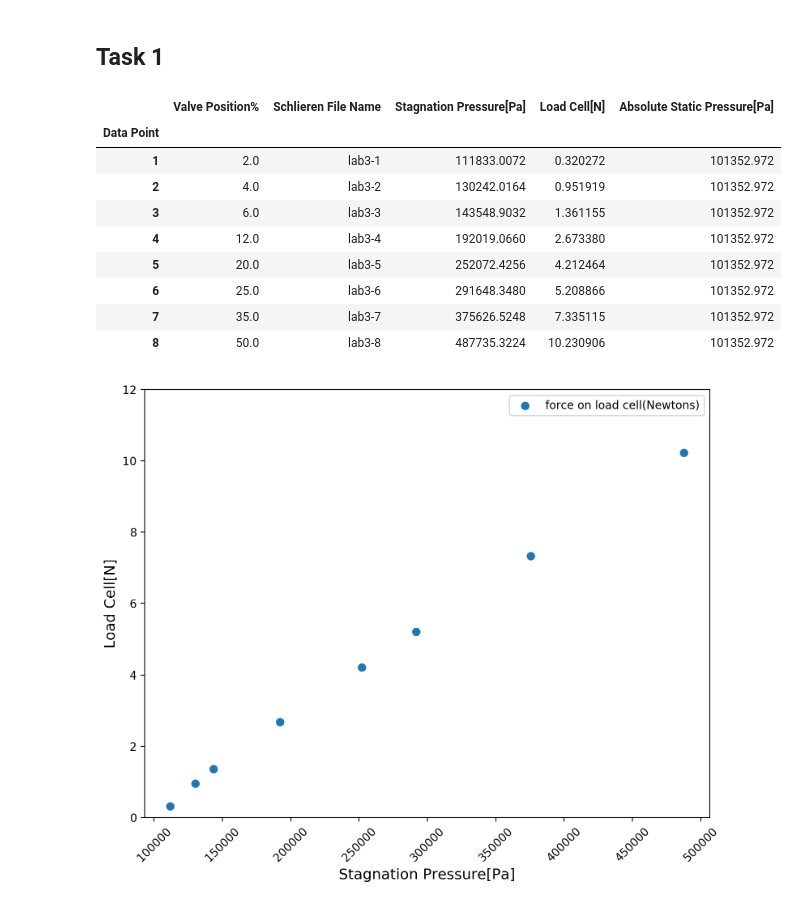
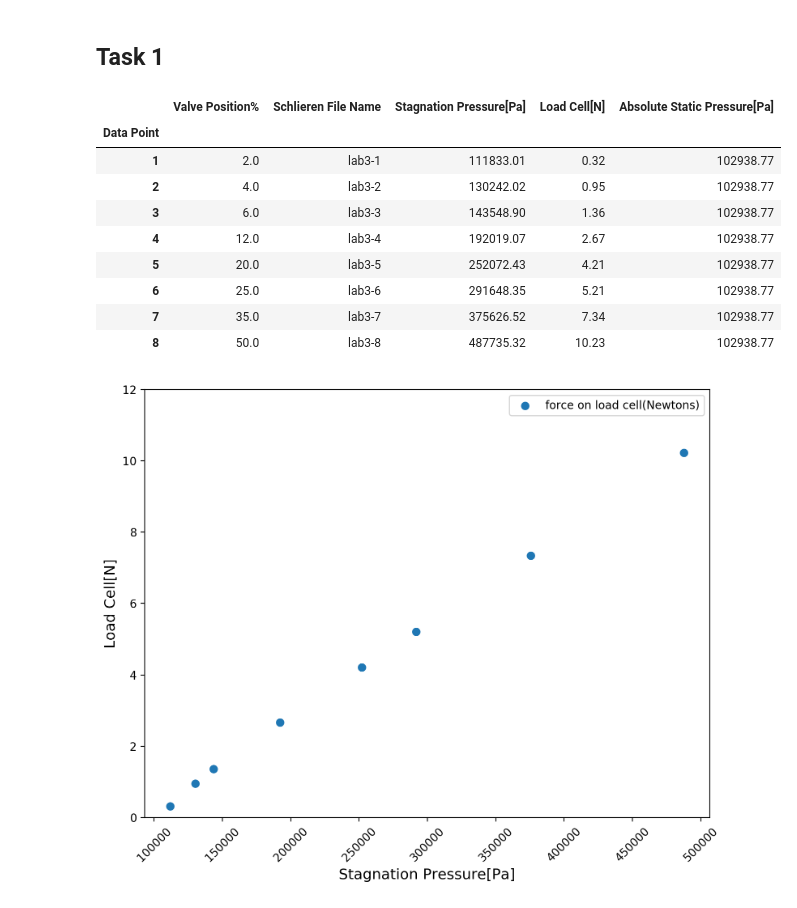
Before and after one commit to RandyChen233/AE460-aerodynamics-propulsion-Lab, a Jupyter notebook: lab3/data.ipynb, the cells around one changed output. Saved outputs shown, nothing was run; the diff lists cells and outputs as text; code cells hidden in the pictures.

```diff
--- a/lab3/data.ipynb
+++ b/lab3/data.ipynb
@@ -19,20 +19,21 @@ df['Load Cell[N]']=df['Load Cell[Lbf]']*4.44822
 df = df.drop(('Stagnation Pressure[psia]'),axis=1)
 df = df.drop(('Load Cell[Lbf]'),axis=1)
 # %%
-df['Absolute Static Pressure[Pa]']=14.7*6894.76*np.ones(len(df['Stagnation Pressure[Pa]']))
+df['Absolute Static Pressure[Pa]']=14.93*6894.76*np.ones(len(df['Stagnation Pressure[Pa]']))
 # %%
+df = df.round(3)
 df
 # %% [output]
 |  | Valve Position% | Schlieren File Name | Stagnation Pressure[Pa] | Load Cell[N] | Absolute Static Pressure[Pa] |
 | Data Point |  |  |  |  |  |
-| 1 | 2.0 | lab3-1 | 111833.0072 | 0.320272 | 101352.972 |
-| 2 | 4.0 | lab3-2 | 130242.0164 | 0.951919 | 101352.972 |
-| 3 | 6.0 | lab3-3 | 143548.9032 | 1.361155 | 101352.972 |
-| 4 | 12.0 | lab3-4 | 192019.0660 | 2.673380 | 101352.972 |
-| 5 | 20.0 | lab3-5 | 252072.4256 | 4.212464 | 101352.972 |
-| 6 | 25.0 | lab3-6 | 291648.3480 | 5.208866 | 101352.972 |
-| 7 | 35.0 | lab3-7 | 375626.5248 | 7.335115 | 101352.972 |
-| 8 | 50.0 | lab3-8 | 487735.3224 | 10.230906 | 101352.972 |
+| 1 | 2.0 | lab3-1 | 111833.01 | 0.32 | 102938.77 |
+| 2 | 4.0 | lab3-2 | 130242.02 | 0.95 | 102938.77 |
+| 3 | 6.0 | lab3-3 | 143548.90 | 1.36 | 102938.77 |
+| 4 | 12.0 | lab3-4 | 192019.07 | 2.67 | 102938.77 |
+| 5 | 20.0 | lab3-5 | 252072.43 | 4.21 | 102938.77 |
+| 6 | 25.0 | lab3-6 | 291648.35 | 5.21 | 102938.77 |
+| 7 | 35.0 | lab3-7 | 375626.52 | 7.34 | 102938.77 |
+| 8 | 50.0 | lab3-8 | 487735.32 | 10.23 | 102938.77 |
 # %%
 table1 = df.to_excel('table1.xlsx')
 # %%
```
Also changed, not shown: parts of 4 cells of this notebook, 1 other file.
